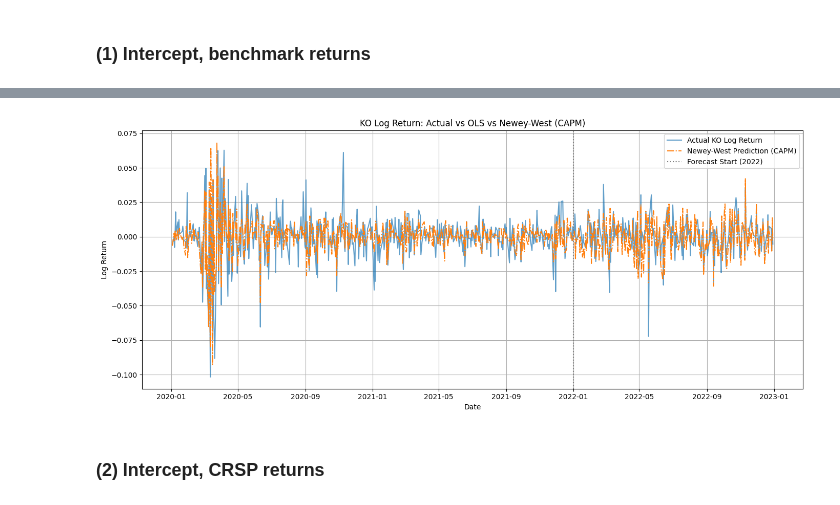
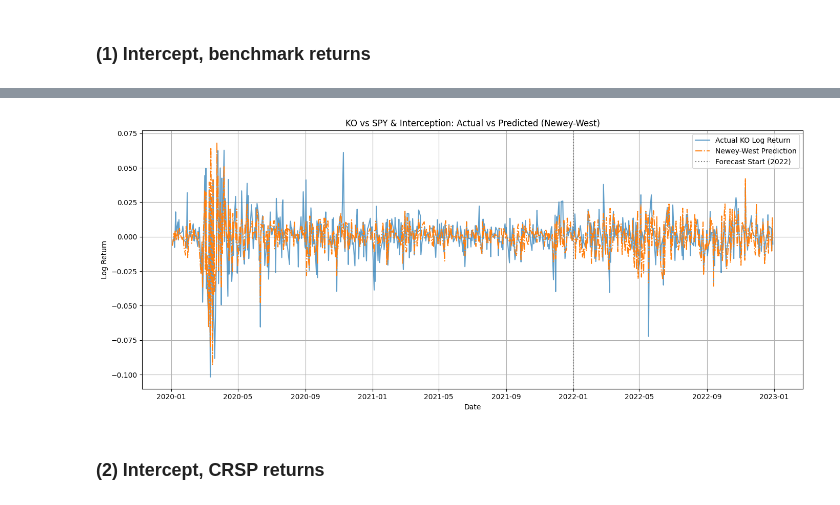
Before and after one commit to CYXNBNBNB/AD685-Quantitative-Methods-for-Finance, a Jupyter notebook: AD685 OLS Regression HAC.ipynb, the cells around one changed output, grey strips where cells are left out. Cells and saved outputs as stored; diff of their text form; code cells hidden in the pictures.

```diff
--- a/AD685 OLS Regression HAC.ipynb
+++ b/AD685 OLS Regression HAC.ipynb
@@ -523,37 +526,38 @@ Notes:
 # --- 预测值（来自 OLS 和 Newey-West 修正模型） ---------------------
 y_pred_train_ols = ols1.predict(X1c)
 y_pred_test_ols  = ols1.predict(X1c_test)
 
 y_pred_train_nw = s1.predict(X1c)
 y_pred_test_nw  = s1.predict(X1c_test)
 
 # --- 合并为完整序列（2020-2022） -------------------------------------
 pred_ols_all = pd.Series(index=KO.loc["2020":"2022"].index, dtype="float64")
 pred_nw_all  = pd.Series(index=KO.loc["2020":"2022"].index, dtype="float64")
 
 pred_ols_all.loc[train1.index] = y_pred_train_ols
 pred_ols_all.loc[test1.index]  = y_pred_test_ols
 
 pred_nw_all.loc[train1.index] = y_pred_train_nw
 pred_nw_all.loc[test1.index]  = y_pred_test_nw
 
 actual = KO.loc["2020":"2022", "log_return"]
 
 # --- 绘图 ------------------------------------------------------------
 plt.figure(figsize=(14, 6))
 plt.plot(actual.index, actual, label="Actual KO Log Return", alpha=0.7)
-#plt.plot(pred_ols_all.index, pred_ols_all, label="OLS Prediction (CAPM)", linestyle="--")
-plt.plot(pred_nw_all.index, pred_nw_all, label="Newey-West Prediction (CAPM)", linestyle="-.")
+#plt.plot(pred_ols_all.index, pred_ols_all, label="OLS Prediction", linestyle="--")
+plt.plot(pred_nw_all.index, pred_nw_all, label="Newey-West Prediction", linestyle="-.")
 plt.axvline(pd.Timestamp("2022-01-01"), color='gray', linestyle=':', label="Forecast Start (2022)")
-plt.title("KO Log Return: Actual vs OLS vs Newey-West (CAPM)")
+plt.title("KO vs SPY & Interception: Actual vs Predicted (Newey-West)")
 plt.xlabel("Date")
 plt.ylabel("Log Return")
 plt.legend()
 plt.grid(True)
 plt.tight_layout()
+plt.savefig("output/KO_SPY(NW).png", dpi=300, bbox_inches='tight')
 plt.show()
 # %% [output]
-[figure, old version]
+[figure, new version]
 # %% [markdown]
 ### (2) Intercept, CRSP returns
 # %%
```
Also changed, not shown: parts of 19 cells of this notebook, 10 other files.
